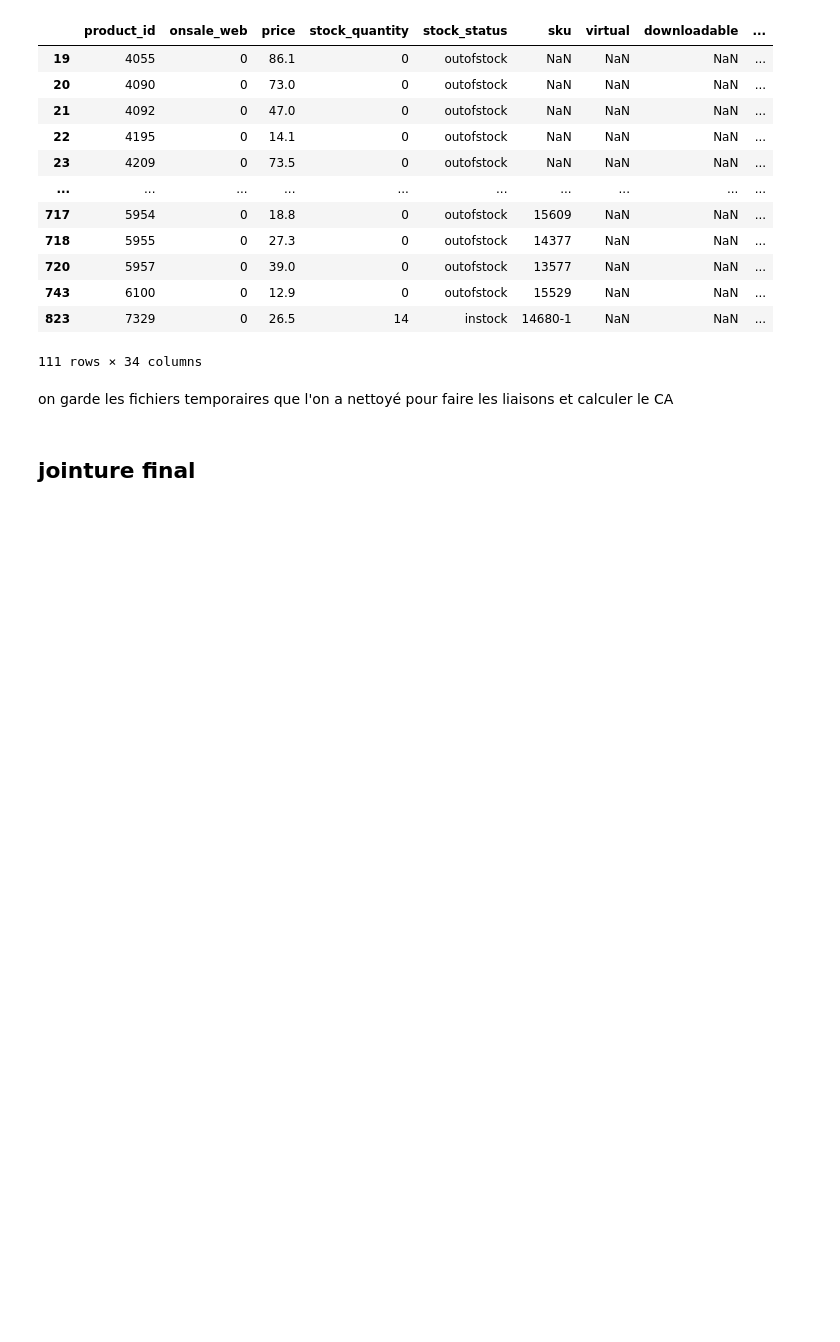
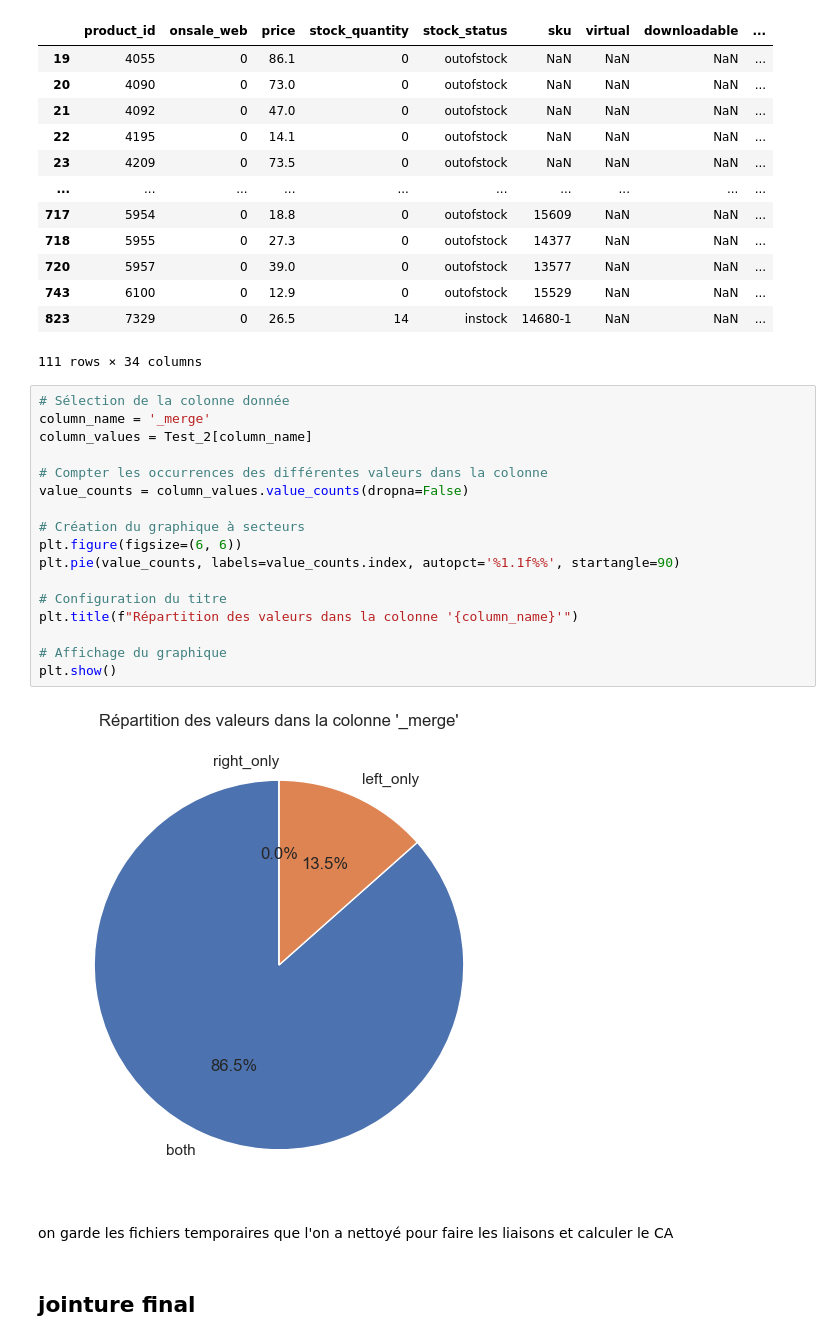
Before and after one commit to AntoineJBQ/Projet-5, a Jupyter notebook: Projet 5.ipynb, the cells around one changed output. Cells and saved outputs as stored; diff of their text form; blank space fills up the shorter version.

```diff
--- a/Projet 5.ipynb
+++ b/Projet 5.ipynb
@@ -274,6 +300,25 @@ Test_2.loc[Test_2["_merge"]=="left_only"]
 | 743 | 6100 | 0 | 12.9 | 0 | outofstock | 15529 | NaN | NaN | ... |
 | 823 | 7329 | 0 | 26.5 | 14 | instock | 14680-1 | NaN | NaN | ... |
 111 rows × 34 columns
+# %%
+# Sélection de la colonne donnée
+column_name = '_merge'
+column_values = Test_2[column_name]
+
+# Compter les occurrences des différentes valeurs dans la colonne
+value_counts = column_values.value_counts(dropna=False)
+
+# Création du graphique à secteurs
+plt.figure(figsize=(6, 6))
+plt.pie(value_counts, labels=value_counts.index, autopct='%1.1f%%', startangle=90)
+
+# Configuration du titre
+plt.title(f"Répartition des valeurs dans la colonne '{column_name}'")
+
+# Affichage du graphique
+plt.show()
+# %% [output]
+[figure, added]
 # %% [markdown]
 on garde les fichiers temporaires que l'on a nettoyé pour faire les liaisons et calculer le CA
 # %% [markdown]
```
Also changed, not shown: parts of 12 cells of this notebook.
